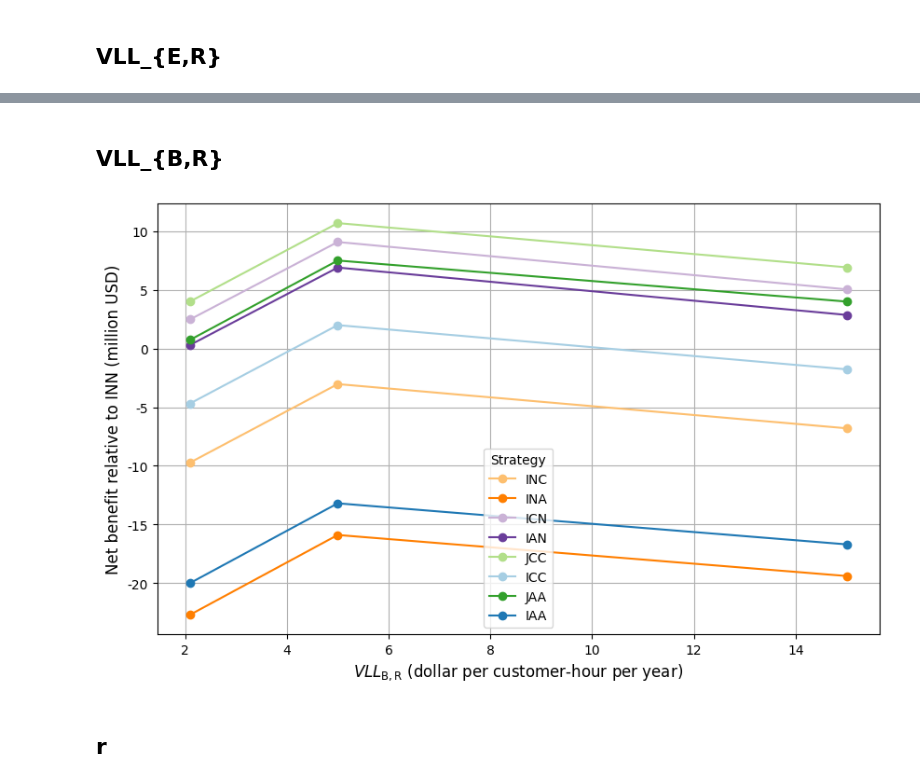
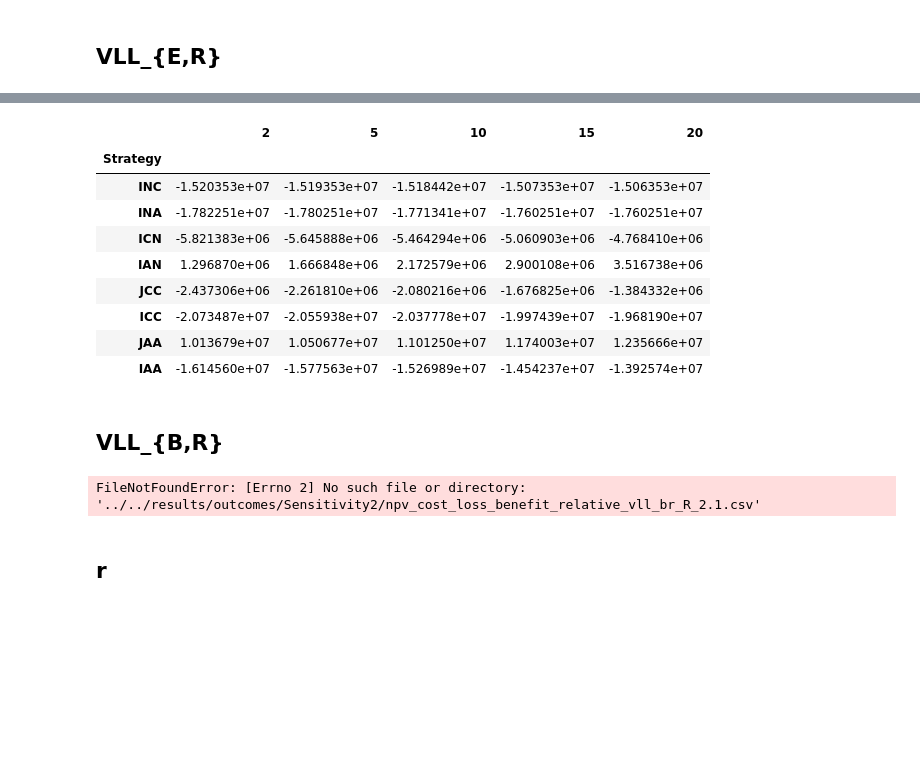
Before and after one commit to narslab/project-groundwork, a Jupyter notebook: bin/jupyter/sensivity-for-all-strategies-relative-net-benefit.ipynb, the cells around one changed output, grey strips where cells are left out. Saved outputs shown, nothing was run; the diff lists cells and outputs as text; code cells hidden in the pictures; blank space fills up the shorter version.

Commit message:
Sensitivity with r=0.03

```diff
--- a/bin/jupyter/sensivity-for-all-strategies-relative-net-benefit.ipynb
+++ b/bin/jupyter/sensivity-for-all-strategies-relative-net-benefit.ipynb
@@ -112,8 +112,21 @@ plt.show()
+# %%
+combined_df
+# %% [output]
+|  | 2 | 5 | 10 | 15 | 20 |
+| Strategy |  |  |  |  |  |
+| INC | -1.520353e+07 | -1.519353e+07 | -1.518442e+07 | -1.507353e+07 | -1.506353e+07 |
+| INA | -1.782251e+07 | -1.780251e+07 | -1.771341e+07 | -1.760251e+07 | -1.760251e+07 |
+| ICN | -5.821383e+06 | -5.645888e+06 | -5.464294e+06 | -5.060903e+06 | -4.768410e+06 |
+| IAN | 1.296870e+06 | 1.666848e+06 | 2.172579e+06 | 2.900108e+06 | 3.516738e+06 |
+| JCC | -2.437306e+06 | -2.261810e+06 | -2.080216e+06 | -1.676825e+06 | -1.384332e+06 |
+| ICC | -2.073487e+07 | -2.055938e+07 | -2.037778e+07 | -1.997439e+07 | -1.968190e+07 |
+| JAA | 1.013679e+07 | 1.050677e+07 | 1.101250e+07 | 1.174003e+07 | 1.235666e+07 |
+| IAA | -1.614560e+07 | -1.577563e+07 | -1.526989e+07 | -1.454237e+07 | -1.392574e+07 |
 # %% [markdown]
 ## VLL_{B,R}
 # %%
 # List of VLL_{E,R} values
-vll_values = [2.1, 5, 15]
+vll_values = [2, 5, 10, 15, 20]
 
 # Dictionary to hold data
 data = {}
@@ -153,7 +166,7 @@ plt.grid(True)
 
 plt.show()
 # %% [output]
-[figure, removed]
+FileNotFoundError: [Errno 2] No such file or directory: '../../results/outcomes/Sensitivity2/npv_cost_loss_benefit_relative_vll_br_R_2.1.csv'
 # %% [markdown]
 ## r
 # %%
```
Also changed, not shown: parts of 1 cell of this notebook, 5 other files.
